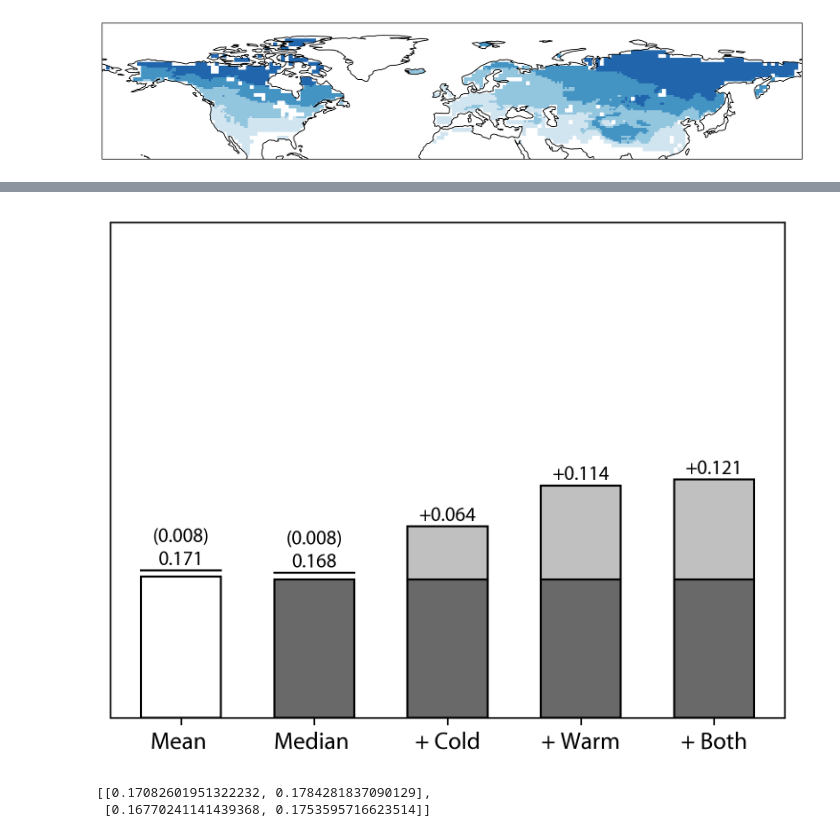
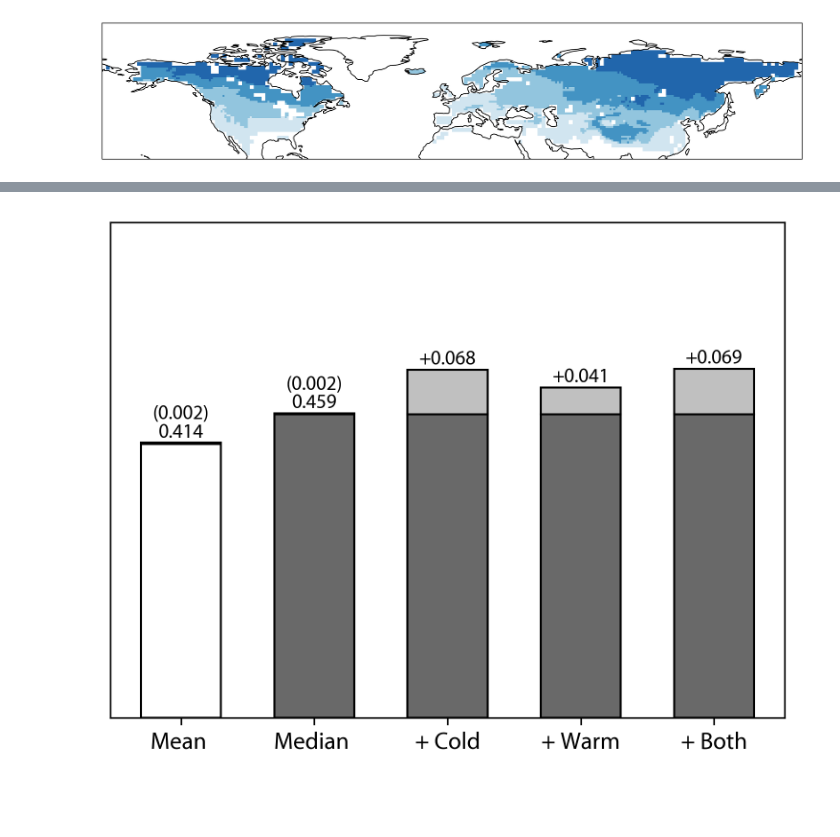
Before and after one commit to cruiseryy/mean_vs_median_temp, a Jupyter notebook: comparison_against_snow.ipynb, the cells around one changed output, grey strips where cells are left out. Drawn from its saved outputs; the diff is of its cells as text; code cells hidden in the pictures; blank space fills up the shorter version.

```diff
--- a/comparison_against_snow.ipynb
+++ b/comparison_against_snow.ipynb
@@ -386,7 +411,7 @@ def plot_incremental_skill(rr, err):
             tmp_text = f'+{increment:.3f}' if increment > 0 else f'{increment:.3f}'
             ax.text(positions[i], r+0.002, tmp_text, ha='center', va='bottom')
 
-    ax.set_ylim(0, 0.6)
+    ax.set_ylim(0, 0.75)
     # Customize the plot
     ax.set_xticks(positions)
     ax.set_xticklabels(['Mean ', 'Median ',
@@ -404,16 +429,33 @@ def plot_incremental_skill(rr, err):
     return fig
 # %%
 # Group index
-k = 3
+k = 2
+
+# comp_gridded[:,0]: Mar SWE trend from Gottlieb et al. 2024
+# comp_gridded[:,1]: trend of mean temperature
+# comp_gridded[:,2]: trend of median temperature
+# comp_gridded[:,3]: cold tail outpacing
+# comp_gridded[:,4]: warm tail outpacing
+# comp_gridded[:,5]: climatological temperature
+# same for comp_insitu
 
 # Create feature matrices for different model combinations
 XX = {
-    0: comp_gridded_group[k][:, 1:2],  # Single column, reshaped
-    1: comp_gridded_group[k][:, 2:3],  # Single column, reshaped
-    2: comp_gridded_group[k][:, [2,3]], # Two columns
-    3: comp_gridded_group[k][:, [2,4]], # Two columns
-    4: comp_gridded_group[k][:, [2,3,4]] # Three columns
+    0: comp_gridded_group[k][:, [1,5]],  # Single column, reshaped
+    1: comp_gridded_group[k][:, [2,5]],  # Single column, reshaped
+    2: comp_gridded_group[k][:, [2,3,5]], # Two columns
+    3: comp_gridded_group[k][:, [2,4,5]], # Two columns
+    4: comp_gridded_group[k][:, [2,3,4,5]] # Three columns
 }
+
+# # Create feature matrices for different model combinations
+# XX = {
+#     0: comp_gridded_group[k][:, 1:2],  # Single column, reshaped
+#     1: comp_gridded_group[k][:, 2:3],  # Single column, reshaped
+#     2: comp_gridded_group[k][:, [2,3]], # Two columns
+#     3: comp_gridded_group[k][:, [2,4]], # Two columns
+#     4: comp_gridded_group[k][:, [2,3,4]] # Three columns
+# }
 
 print('the number of samples is ', len(comp_gridded_group[k][:, 0]))
 # Calculate R scores for each model
@@ -423,7 +465,43 @@ for i in range(5):
     lm = LinearRegression().fit(XX[i], comp_gridded_group[k][:, 0])
     r_score = np.sqrt(lm.score(XX[i], comp_gridded_group[k][:, 0]))
     rr.append(r_score)
-    print(r_score)
+    print(f"Model {i} R score: {r_score:.4f}")
+    print(f"Model {i} coefficients: {lm.coef_}")
+
+
+# Get feature names for model 4
+feature_names = ['Median', 'Cold', 'Warm', 'Climatology']
+
+# Fit the model again
+model_4 = LinearRegression().fit(XX[4], comp_gridded_group[k][:, 0])
+
+# Calculate permutation importance (Shapley-like approach)
+result = permutation_importance(
+    model_4, XX[4], comp_gridded_group[k][:, 0],
+    n_repeats=10, random_state=42
+)
+
+# Print importance scores
+print("\nShapley Value Analysis for Model 4 (all predictors):")
+for i, name in enumerate(feature_names):
+    print(f"{name} importance: {result.importances_mean[i]:.4f} ± {result.importances_std[i]:.4f}")
+
+# Sort features by importance
+indices = np.argsort(result.importances_mean)[::-1]
+print("\nFeatures ranked by importance:")
+for i in indices:
+    print(f"{feature_names[i]}: {result.importances_mean[i]:.4f}")
+
+# Save shapley value results to a dictionary with key k
+if 'shapley_results' not in locals():
+    shapley_results = {}
+
+shapley_results[k] = {
+    'feature_names': feature_names,
+    'importances_mean': result.importances_mean,
+    'importances_std': result.importances_std,
+    'ranked_indices': indices
+}
 
 # for i = 0 or 1, add a random column to the feature variable to quantify the uncertainty
 # repeat this for 100 times
@@ -456,6 +545 @@ the number of samples is  1441
-[figure, old version]
+[figure, new version]
-# %%
-err
-# %% [output]
-[[0.17082601951322232, 0.1784281837090129],
- [0.16770241141439368, 0.1753595716623514]]
```
Also changed, not shown: parts of 11 cells of this notebook, 13 other files.
